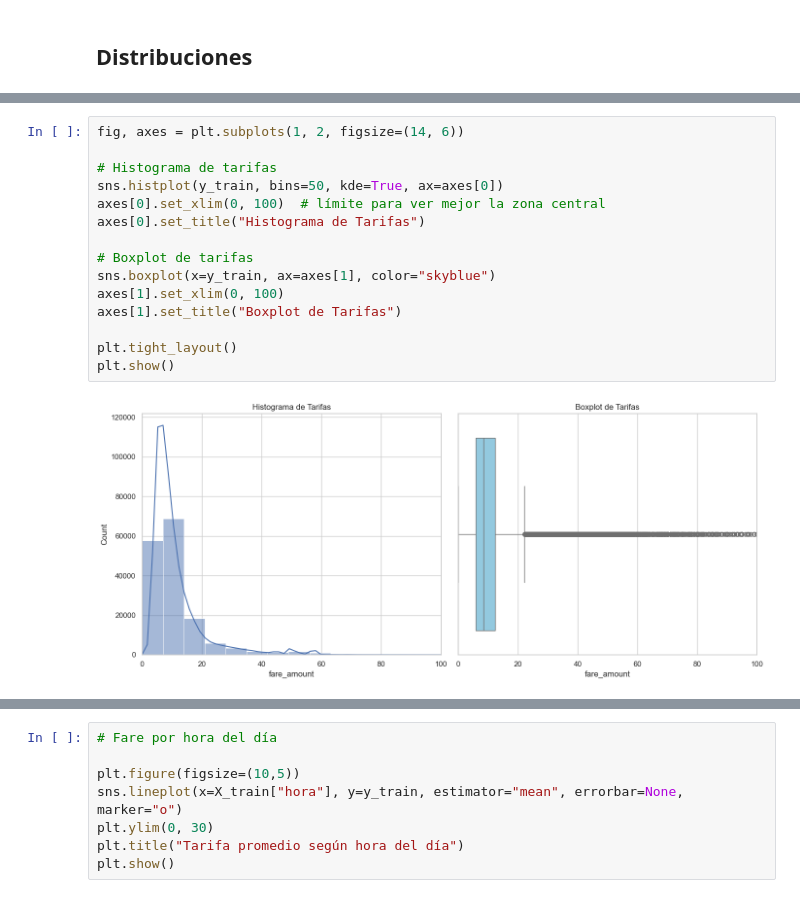
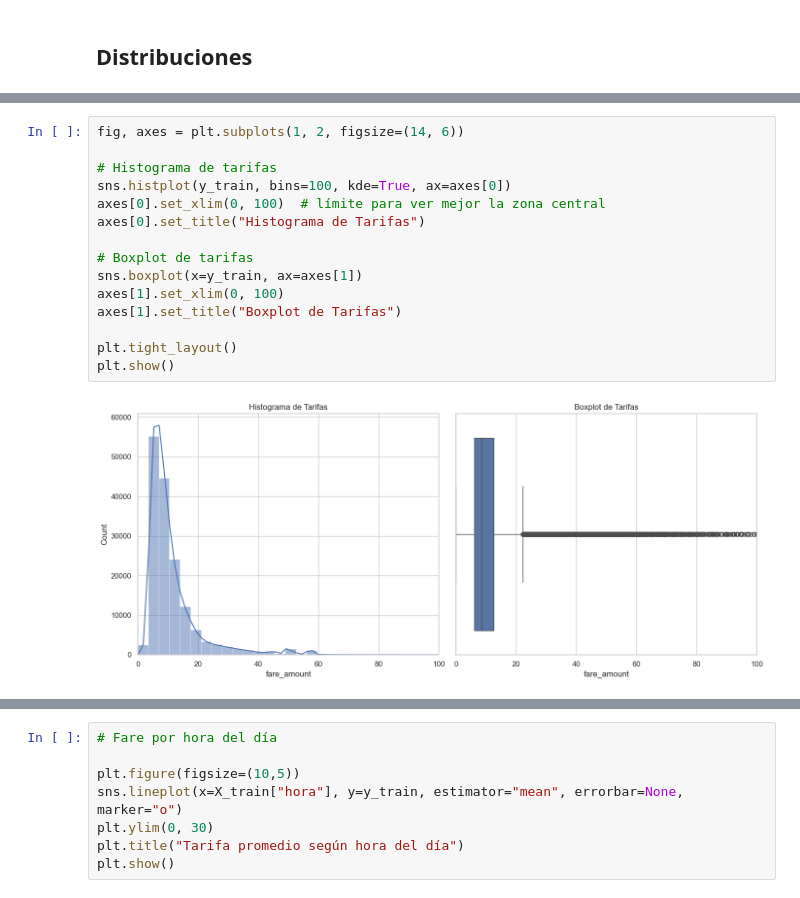
Before and after one commit to FefeTroanes/AA1-TUIA-2025C2-Molina-Romano-Troanes, a Jupyter notebook: TP-Regresion-AA1-2025C1.ipynb, the cells around one changed output, grey strips where cells are left out. Saved outputs shown, nothing was run; the diff lists cells and outputs as text.

```diff
--- a/TP-Regresion-AA1-2025C1.ipynb
+++ b/TP-Regresion-AA1-2025C1.ipynb
@@ -391,17 +372,17 @@ plt.show()
 # %%
 fig, axes = plt.subplots(1, 2, figsize=(14, 6))
 
 # Histograma de tarifas
-sns.histplot(y_train, bins=50, kde=True, ax=axes[0])
+sns.histplot(y_train, bins=100, kde=True, ax=axes[0])
 axes[0].set_xlim(0, 100)  # límite para ver mejor la zona central
 axes[0].set_title("Histograma de Tarifas")
 
 # Boxplot de tarifas
-sns.boxplot(x=y_train, ax=axes[1], color="skyblue")
+sns.boxplot(x=y_train, ax=axes[1])
 axes[1].set_xlim(0, 100)
 axes[1].set_title("Boxplot de Tarifas")
 
 plt.tight_layout()
 plt.show()
 # %% [output]
-[figure, old version]
+[figure, new version]
```
Also changed, not shown: parts of 14 cells of this notebook.
